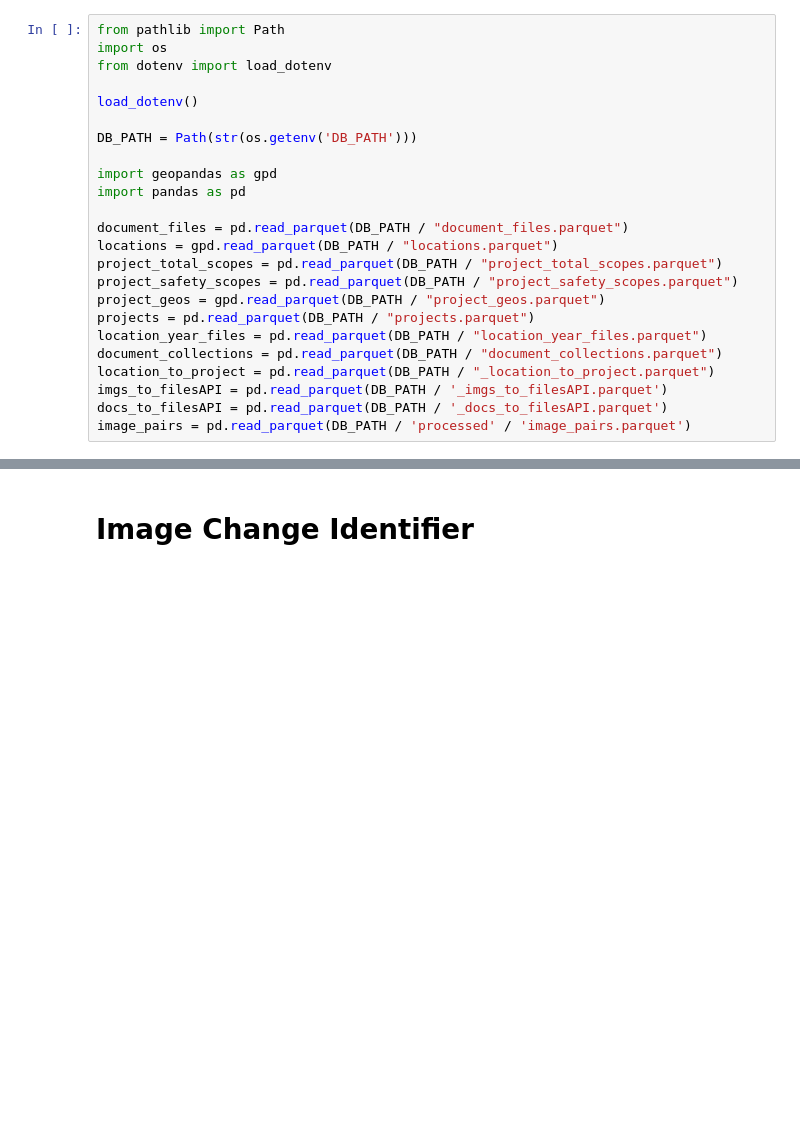
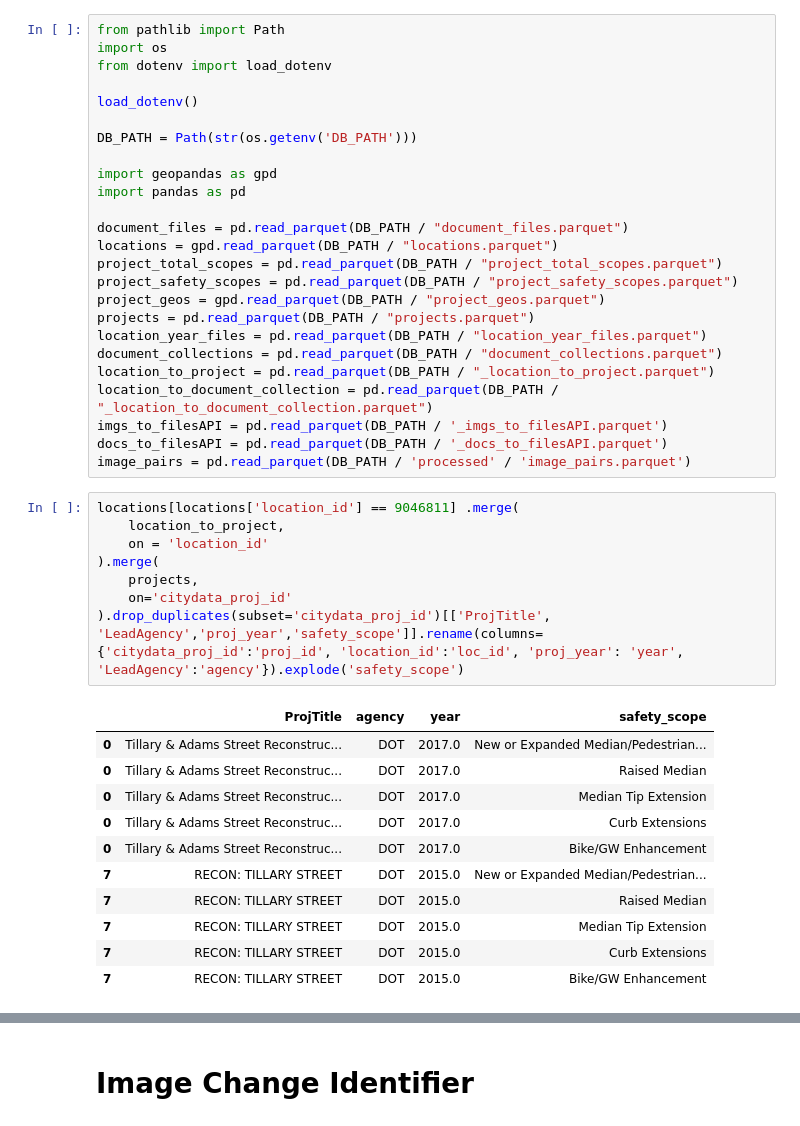
Before and after one commit to jatkins23/streetTransformer, a Jupyter notebook: notebooks/oai_api.ipynb, the cells around one changed output, grey strips where cells are left out. Drawn from its saved outputs; the diff is of its cells as text; blank space fills up the shorter version.

```diff
--- a/notebooks/oai_api.ipynb
+++ b/notebooks/oai_api.ipynb
@@ -19,6 +19,27 @@ projects = pd.read_parquet(DB_PATH / "projects.parquet")
 location_year_files = pd.read_parquet(DB_PATH / "location_year_files.parquet")
 document_collections = pd.read_parquet(DB_PATH / "document_collections.parquet")
 location_to_project = pd.read_parquet(DB_PATH / "_location_to_project.parquet")
+location_to_document_collection = pd.read_parquet(DB_PATH / "_location_to_document_collection.parquet")
 imgs_to_filesAPI = pd.read_parquet(DB_PATH / '_imgs_to_filesAPI.parquet')
 docs_to_filesAPI = pd.read_parquet(DB_PATH / '_docs_to_filesAPI.parquet')
 image_pairs = pd.read_parquet(DB_PATH / 'processed' / 'image_pairs.parquet')
+# %%
+locations[locations['location_id'] == 9046811] .merge(
+    location_to_project,
+    on = 'location_id'
+).merge(
+    projects,
+    on='citydata_proj_id'
+).drop_duplicates(subset='citydata_proj_id')[['ProjTitle', 'LeadAgency','proj_year','safety_scope']].rename(columns={'citydata_proj_id':'proj_id', 'location_id':'loc_id', 'proj_year': 'year', 'LeadAgency':'agency'}).explode('safety_scope')
+# %% [output]
+|  | ProjTitle | agency | year | safety_scope |
+| 0 | Tillary & Adams Street Reconstruc... | DOT | 2017.0 | New or Expanded Median/Pedestrian... |
+| 0 | Tillary & Adams Street Reconstruc... | DOT | 2017.0 | Raised Median |
+| 0 | Tillary & Adams Street Reconstruc... | DOT | 2017.0 | Median Tip Extension |
+| 0 | Tillary & Adams Street Reconstruc... | DOT | 2017.0 | Curb Extensions |
+| 0 | Tillary & Adams Street Reconstruc... | DOT | 2017.0 | Bike/GW Enhancement |
+| 7 | RECON: TILLARY STREET | DOT | 2015.0 | New or Expanded Median/Pedestrian... |
+| 7 | RECON: TILLARY STREET | DOT | 2015.0 | Raised Median |
+| 7 | RECON: TILLARY STREET | DOT | 2015.0 | Median Tip Extension |
+| 7 | RECON: TILLARY STREET | DOT | 2015.0 | Curb Extensions |
+| 7 | RECON: TILLARY STREET | DOT | 2015.0 | Bike/GW Enhancement |
```
Also changed, not shown: parts of 25 cells of this notebook, 7 other files.
